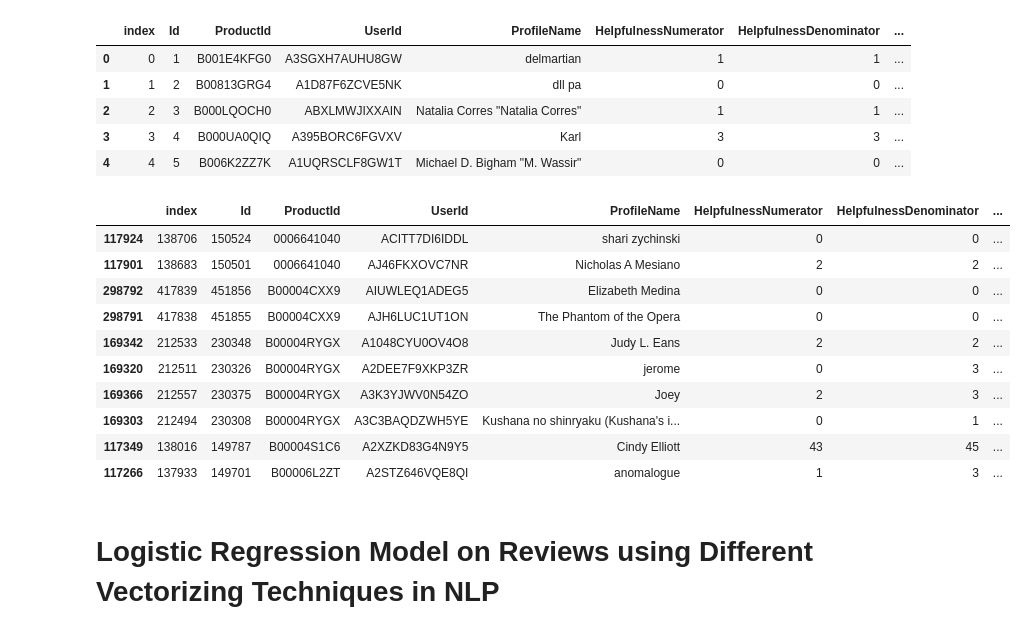
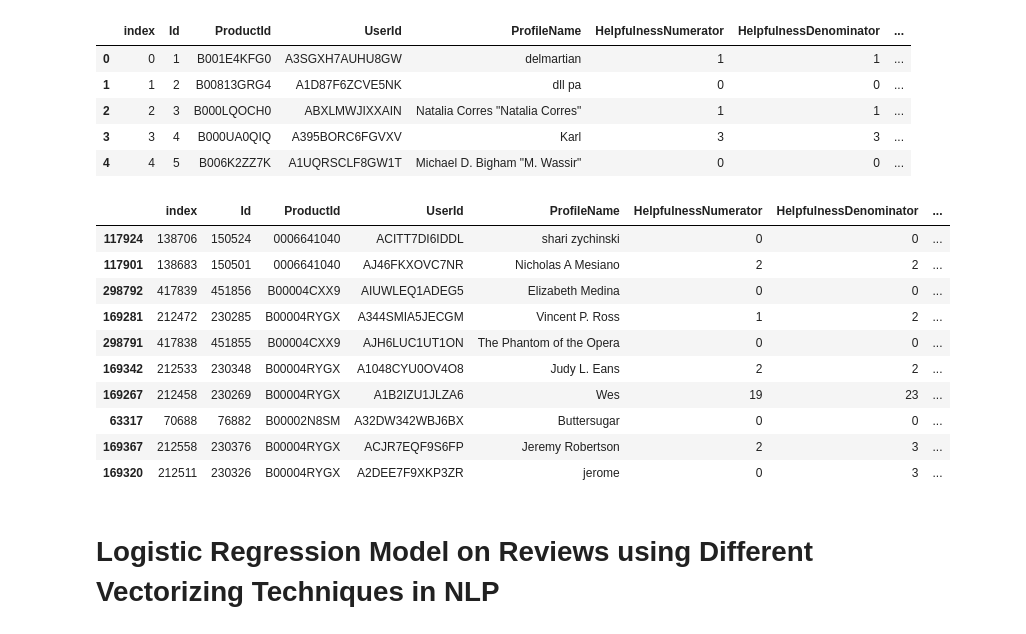
Before and after one commit to gopi3e/Amazon-Food-Reviews-Analysis-and-Modelling, a Jupyter notebook: 4 Amazon Food Reviews - Logistic Regression.ipynb, the cells around one changed output. Saved outputs shown, nothing was run; the diff lists cells and outputs as text; code cells hidden in the pictures.

```diff
--- a/4 Amazon Food Reviews - Logistic Regression.ipynb
+++ b/4 Amazon Food Reviews - Logistic Regression.ipynb
@@ -149,23 +143,22 @@ df.head()
 | 3 | 3 | 4 | B000UA0QIQ | A395BORC6FGVXV | Karl | 3 | 3 | ... |
 | 4 | 4 | 5 | B006K2ZZ7K | A1UQRSCLF8GW1T | Michael D. Bigham "M. Wassir" | 0 | 0 | ... |
 # %%
-#Taking Sample Data
-n_samples = 50000
-df_sample = df.sample(n_samples)
+#Taking Whole Data
+df_sample = df
 
 ###Sorting as we want according to time series
 df_sample.sort_values('Time',inplace=True)
 df_sample.head(10)
 # %% [output]
 |  | index | Id | ProductId | UserId | ProfileName | HelpfulnessNumerator | HelpfulnessDenominator | ... |
 | 117924 | 138706 | 150524 | 0006641040 | ACITT7DI6IDDL | shari zychinski | 0 | 0 | ... |
 | 117901 | 138683 | 150501 | 0006641040 | AJ46FKXOVC7NR | Nicholas A Mesiano | 2 | 2 | ... |
 | 298792 | 417839 | 451856 | B00004CXX9 | AIUWLEQ1ADEG5 | Elizabeth Medina | 0 | 0 | ... |
+| 169281 | 212472 | 230285 | B00004RYGX | A344SMIA5JECGM | Vincent P. Ross | 1 | 2 | ... |
 | 298791 | 417838 | 451855 | B00004CXX9 | AJH6LUC1UT1ON | The Phantom of the Opera | 0 | 0 | ... |
 | 169342 | 212533 | 230348 | B00004RYGX | A1048CYU0OV4O8 | Judy L. Eans | 2 | 2 | ... |
+| 169267 | 212458 | 230269 | B00004RYGX | A1B2IZU1JLZA6 | Wes | 19 | 23 | ... |
+| 63317 | 70688 | 76882 | B00002N8SM | A32DW342WBJ6BX | Buttersugar | 0 | 0 | ... |
+| 169367 | 212558 | 230376 | B00004RYGX | ACJR7EQF9S6FP | Jeremy Robertson | 2 | 3 | ... |
 | 169320 | 212511 | 230326 | B00004RYGX | A2DEE7F9XKP3ZR | jerome | 0 | 3 | ... |
-| 169366 | 212557 | 230375 | B00004RYGX | A3K3YJWV0N54ZO | Joey | 2 | 3 | ... |
-| 169303 | 212494 | 230308 | B00004RYGX | A3C3BAQDZWH5YE | Kushana no shinryaku (Kushana's i... | 0 | 1 | ... |
-| 117349 | 138016 | 149787 | B00004S1C6 | A2XZKD83G4N9Y5 | Cindy Elliott | 43 | 45 | ... |
-| 117266 | 137933 | 149701 | B00006L2ZT | A2STZ646VQE8QI | anomalogue | 1 | 3 | ... |
 # %%
```
Also changed, not shown: parts of 109 cells of this notebook, 1 other file.
